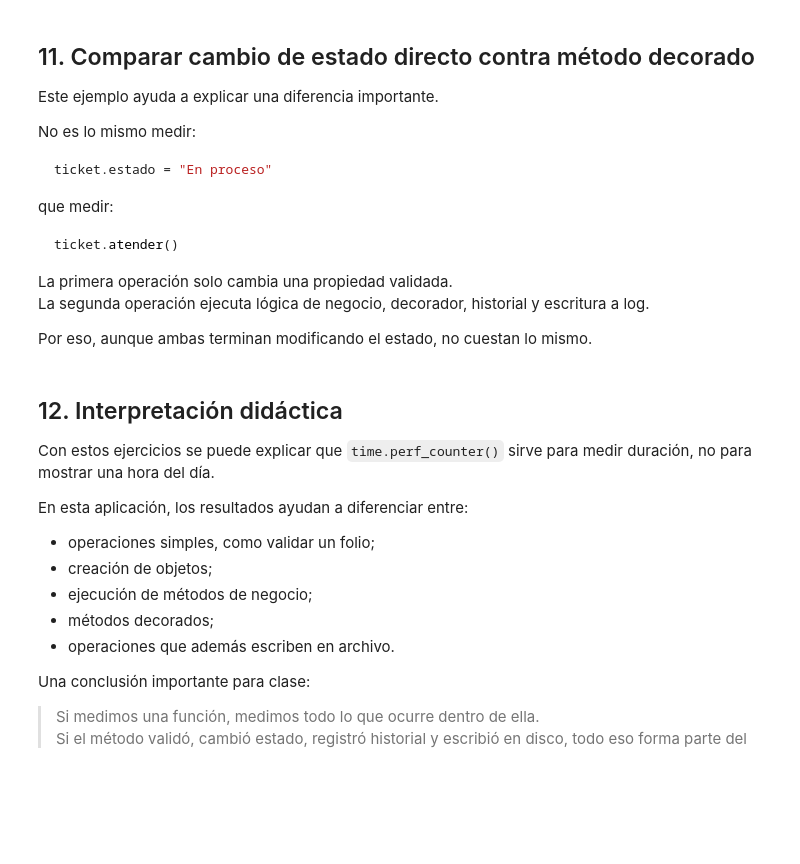
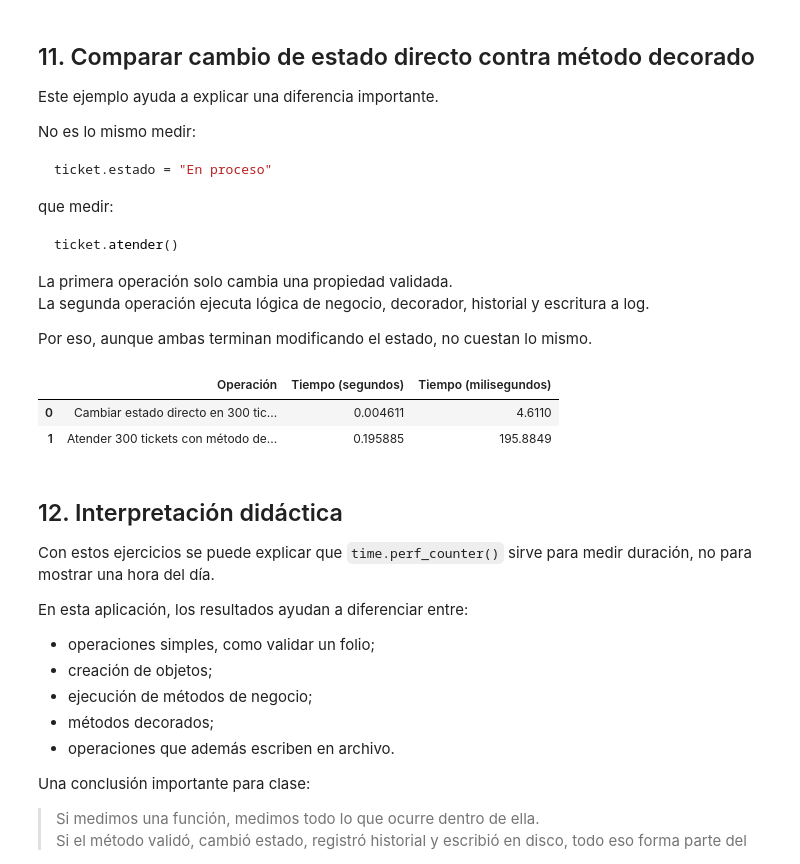
Before and after one commit to vicasso-mx/pythonadv, a Jupyter notebook: M4/01 Time_Perf_Counter_AppTickets.ipynb, the cells around one changed output. Drawn from its saved outputs; the diff is of its cells as text; code cells hidden in the pictures; blank space fills up the shorter version.

```diff
--- a/M4/01 Time_Perf_Counter_AppTickets.ipynb
+++ b/M4/01 Time_Perf_Counter_AppTickets.ipynb
@@ -645,7 +848,59 @@ La segunda operación ejecuta lógica de negocio, decorador, historial y escritu
 
 Por eso, aunque ambas terminan modificando el estado, no cuestan lo mismo.
 # %%
-#
+
+def cambiar_estado_directo(cantidad=300):
+    tickets_locales = crear_tickets(cantidad)
+
+    for ticket in tickets_locales:
+        ticket.estado = "En proceso"
+
+    return tickets_locales
+
+
+def atender_con_metodo(cantidad=300):
+    tickets_locales = crear_tickets(cantidad)
+
+    for ticket in tickets_locales:
+        ticket.atender()
+
+    return tickets_locales
+
+
+limpiar_archivo_log()
+
+medicion_directa = medir_tiempo(
+    "Cambiar estado directo en 300 tickets",
+    cambiar_estado_directo,
+    300
+)
+
+limpiar_archivo_log()
+
+medicion_metodo = medir_tiempo(
+    "Atender 300 tickets con método decorado",
+    atender_con_metodo,
+    300
+)
+
+comparacion_estado = pd.DataFrame([
+    {
+        "Operación": medicion_directa["descripcion"],
+        "Tiempo (segundos)": medicion_directa["segundos"],
+        "Tiempo (milisegundos)": medicion_directa["segundos"] * 1000
+    },
+    {
+        "Operación": medicion_metodo["descripcion"],
+        "Tiempo (segundos)": medicion_metodo["segundos"],
+        "Tiempo (milisegundos)": medicion_metodo["segundos"] * 1000
+    }
+])
+
+comparacion_estado
+# %% [output]
+|  | Operación | Tiempo (segundos) | Tiempo (milisegundos) |
+| 0 | Cambiar estado directo en 300 tic... | 0.004611 | 4.6110 |
+| 1 | Atender 300 tickets con método de... | 0.195885 | 195.8849 |
 # %% [markdown]
 
 ## 12. Interpretación didáctica
```
Also changed, not shown: parts of 10 cells of this notebook, 2 other files.
